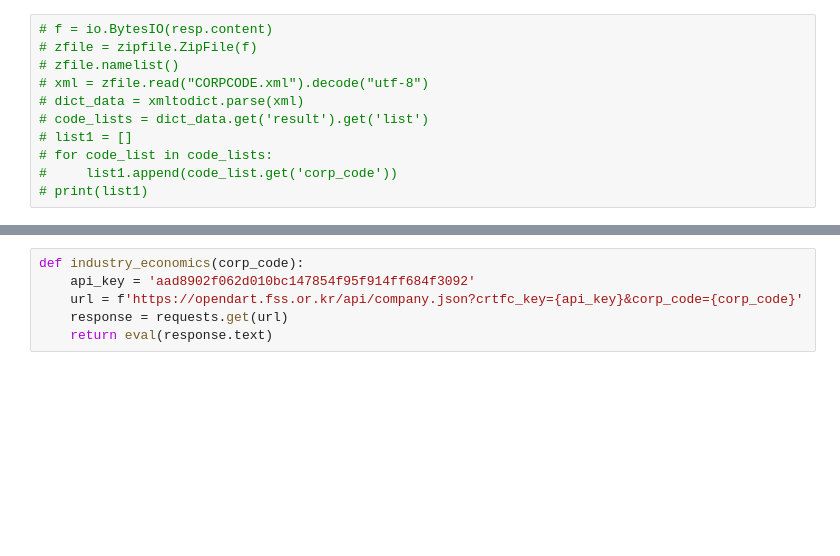
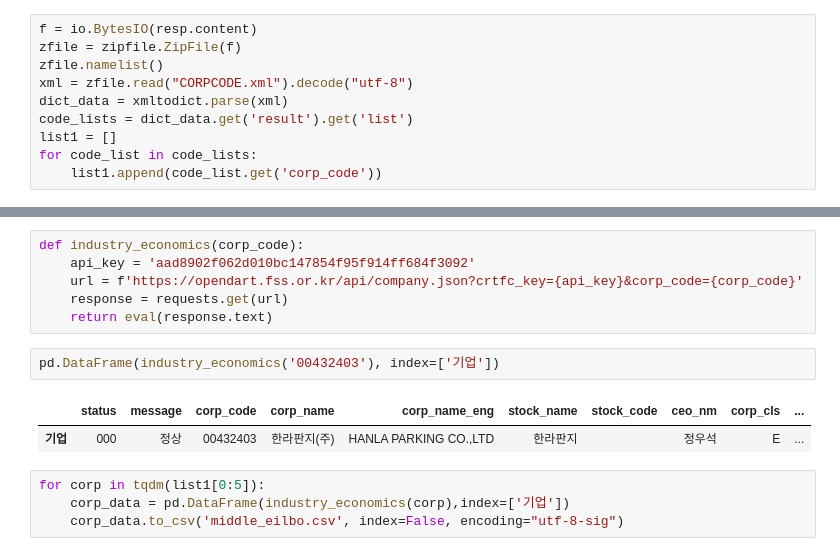
Before and after one commit to soldierzeus/bigdata_thunder, a Jupyter notebook: bigdata1/webcrawling.ipynb, the cells around one changed output, grey strips where cells are left out. Drawn from its saved outputs; the diff is of its cells as text; blank space fills up the shorter version.

```diff
--- a/bigdata1/webcrawling.ipynb
+++ b/bigdata1/webcrawling.ipynb
@@ -372,15 +370,14 @@ params = {
 }
 resp = requests.get(url, params=params)
 # %%
-# f = io.BytesIO(resp.content)
-# zfile = zipfile.ZipFile(f)
-# zfile.namelist()
-# xml = zfile.read("CORPCODE.xml").decode("utf-8")
-# dict_data = xmltodict.parse(xml)
-# code_lists = dict_data.get('result').get('list')
-# list1 = []
-# for code_list in code_lists:
-#     list1.append(code_list.get('corp_code'))
-# print(list1)
+f = io.BytesIO(resp.content)
+zfile = zipfile.ZipFile(f)
+zfile.namelist()
+xml = zfile.read("CORPCODE.xml").decode("utf-8")
+dict_data = xmltodict.parse(xml)
+code_lists = dict_data.get('result').get('list')
+list1 = []
+for code_list in code_lists:
+    list1.append(code_list.get('corp_code'))
 # %%
 api_key = 'aad8902f062d010bc147854f95f914ff684f3092'
@@ -442,3 +391,12 @@ def industry_economics(corp_code):
     url = f'https://opendart.fss.or.kr/api/company.json?crtfc_key={api_key}&corp_code={corp_code}'
     response = requests.get(url)
     return eval(response.text)
+# %%
+pd.DataFrame(industry_economics('00432403'), index=['기업'])
+# %% [output]
+|  | status | message | corp_code | corp_name | corp_name_eng | stock_name | stock_code | ceo_nm | corp_cls | ... |
+| 기업 | 000 | 정상 | 00432403 | 한라판지(주) | HANLA PARKING CO.,LTD | 한라판지 |  | 정우석 | E | ... |
+# %%
+for corp in tqdm(list1[0:5]):
+    corp_data = pd.DataFrame(industry_economics(corp),index=['기업'])
+    corp_data.to_csv('middle_eilbo.csv', index=False, encoding="utf-8-sig")
```
Also changed, not shown: parts of 11 cells of this notebook, 2 other files.
